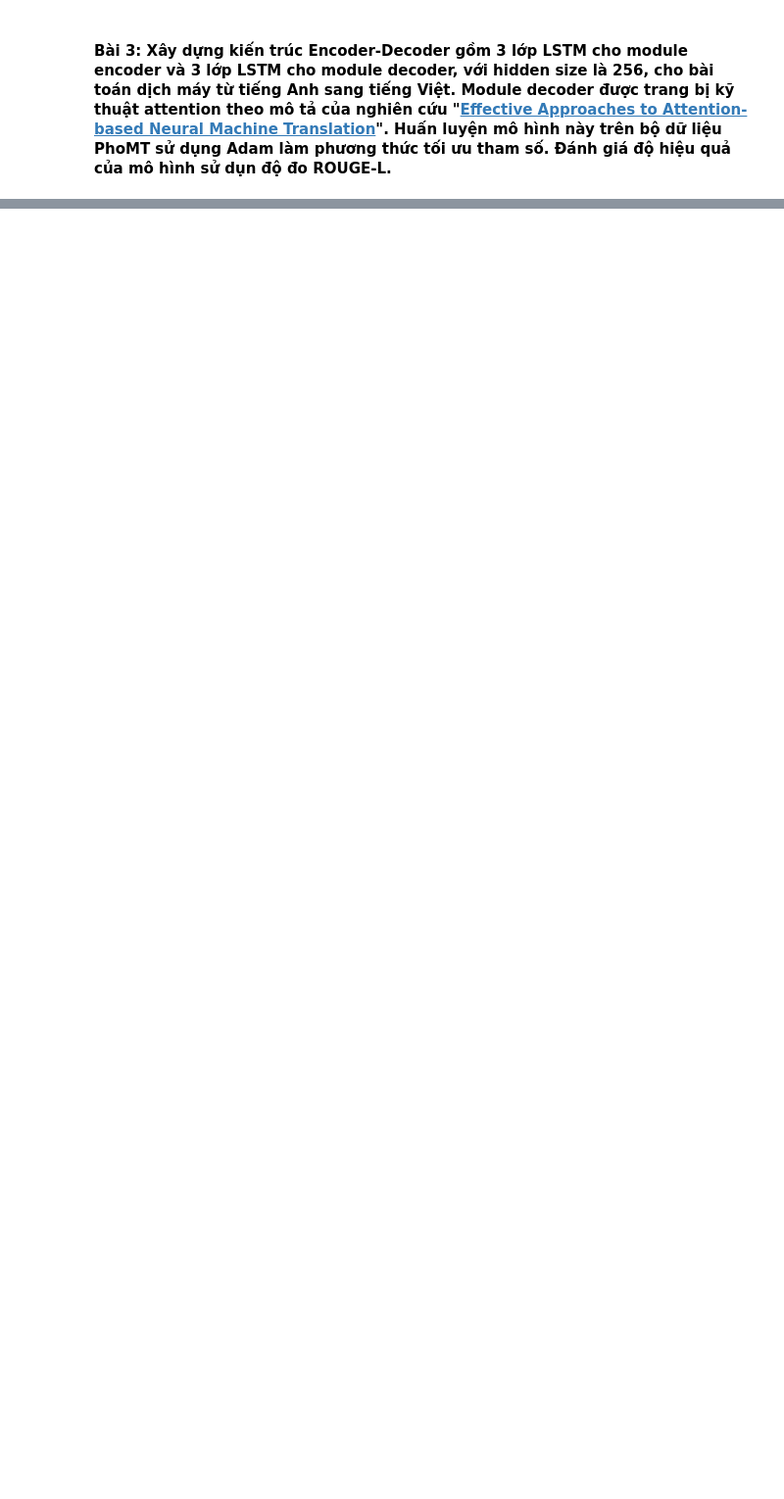
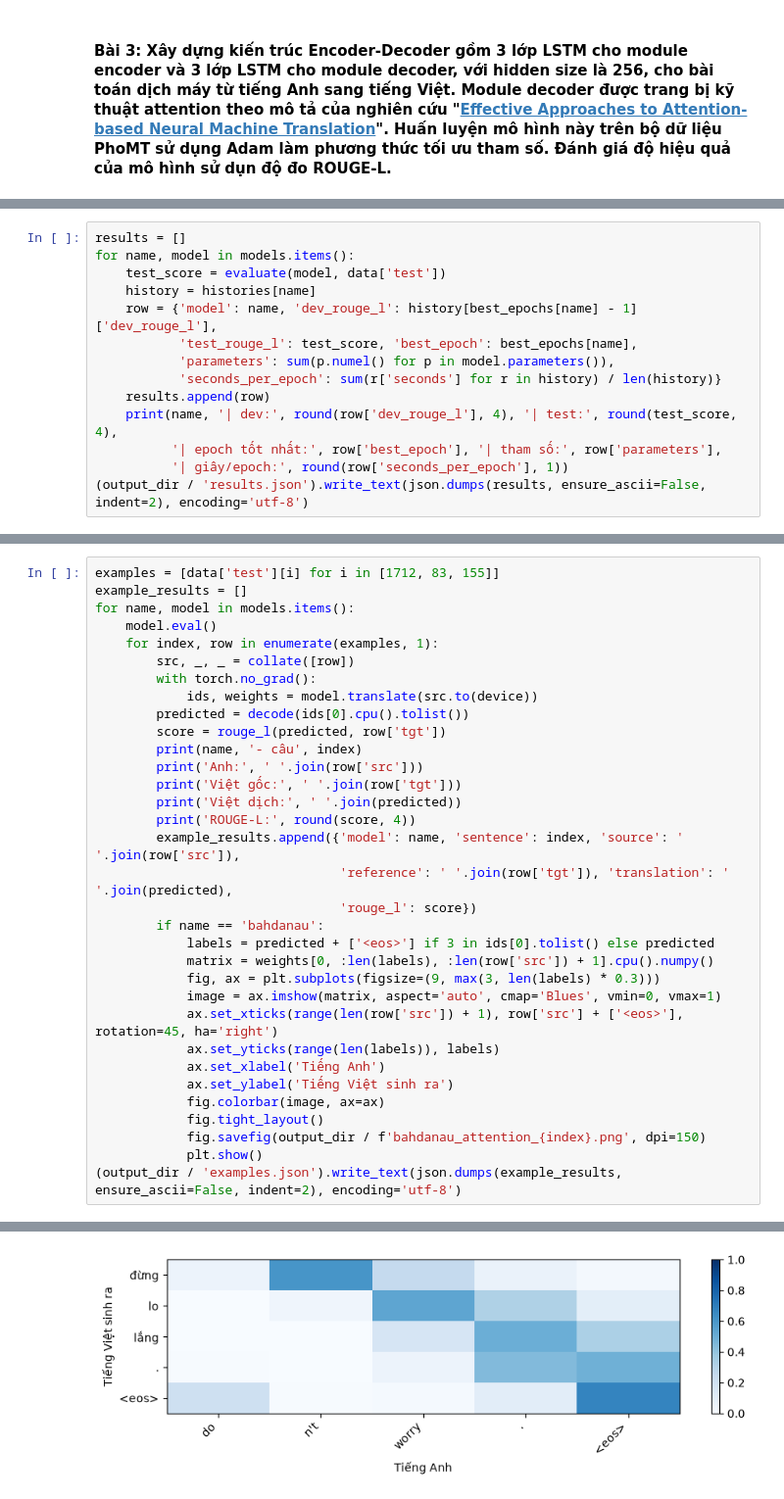
Before and after one commit to bowboochua9/ds201-th4-neural-translation, a Jupyter notebook: assignments.ipynb, the cells around one changed output, grey strips where cells are left out. Shown at 98% size. Saved outputs shown, nothing was run; the diff lists cells and outputs as text; blank space fills up the shorter version.

```diff
--- a/assignments.ipynb
+++ b/assignments.ipynb
@@ -225,0 +310,14 @@ ROUGE-L: 0.1099
+# %%
+results = []
+for name, model in models.items():
+    test_score = evaluate(model, data['test'])
+    history = histories[name]
+    row = {'model': name, 'dev_rouge_l': history[best_epochs[name] - 1]['dev_rouge_l'],
+           'test_rouge_l': test_score, 'best_epoch': best_epochs[name],
+           'parameters': sum(p.numel() for p in model.parameters()),
+           'seconds_per_epoch': sum(r['seconds'] for r in history) / len(history)}
+    results.append(row)
+    print(name, '| dev:', round(row['dev_rouge_l'], 4), '| test:', round(test_score, 4),
+          '| epoch tốt nhất:', row['best_epoch'], '| tham số:', row['parameters'],
+          '| giây/epoch:', round(row['seconds_per_epoch'], 1))
+(output_dir / 'results.json').write_text(json.dumps(results, ensure_ascii=False, indent=2), encoding='utf-8')
@@ -225,0 +329,34 @@ ROUGE-L: 0.1099
+# %%
+examples = [data['test'][i] for i in [1712, 83, 155]]
+example_results = []
+for name, model in models.items():
+    model.eval()
+    for index, row in enumerate(examples, 1):
+        src, _, _ = collate([row])
+        with torch.no_grad():
+            ids, weights = model.translate(src.to(device))
+        predicted = decode(ids[0].cpu().tolist())
+        score = rouge_l(predicted, row['tgt'])
+        print(name, '- câu', index)
+        print('Anh:', ' '.join(row['src']))
+        print('Việt gốc:', ' '.join(row['tgt']))
+        print('Việt dịch:', ' '.join(predicted))
+        print('ROUGE-L:', round(score, 4))
+        example_results.append({'model': name, 'sentence': index, 'source': ' '.join(row['src']),
+                                'reference': ' '.join(row['tgt']), 'translation': ' '.join(predicted),
+                                'rouge_l': score})
+        if name == 'bahdanau':
+            labels = predicted + ['<eos>'] if 3 in ids[0].tolist() else predicted
+            matrix = weights[0, :len(labels), :len(row['src']) + 1].cpu().numpy()
+            fig, ax = plt.subplots(figsize=(9, max(3, len(labels) * 0.3)))
+            image = ax.imshow(matrix, aspect='auto', cmap='Blues', vmin=0, vmax=1)
+            ax.set_xticks(range(len(row['src']) + 1), row['src'] + ['<eos>'], rotation=45, ha='right')
+            ax.set_yticks(range(len(labels)), labels)
+            ax.set_xlabel('Tiếng Anh')
+            ax.set_ylabel('Tiếng Việt sinh ra')
+            fig.colorbar(image, ax=ax)
+            fig.tight_layout()
+            fig.savefig(output_dir / f'bahdanau_attention_{index}.png', dpi=150)
+            plt.show()
+(output_dir / 'examples.json').write_text(json.dumps(example_results, ensure_ascii=False, indent=2), encoding='utf-8')
+# %% [output]
@@ -225,0 +383 @@ ROUGE-L: 0.1099
+[figure, added]
```
Also changed, not shown: parts of 14 cells of this notebook, 1 other file.
